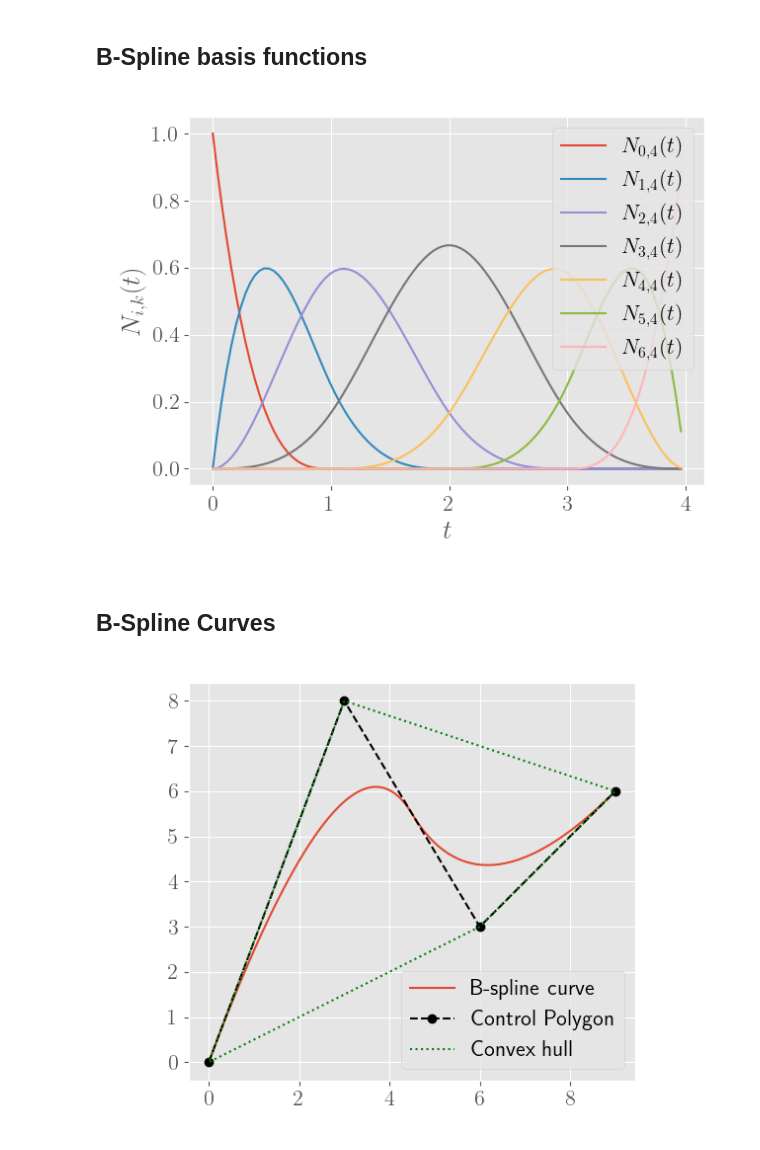
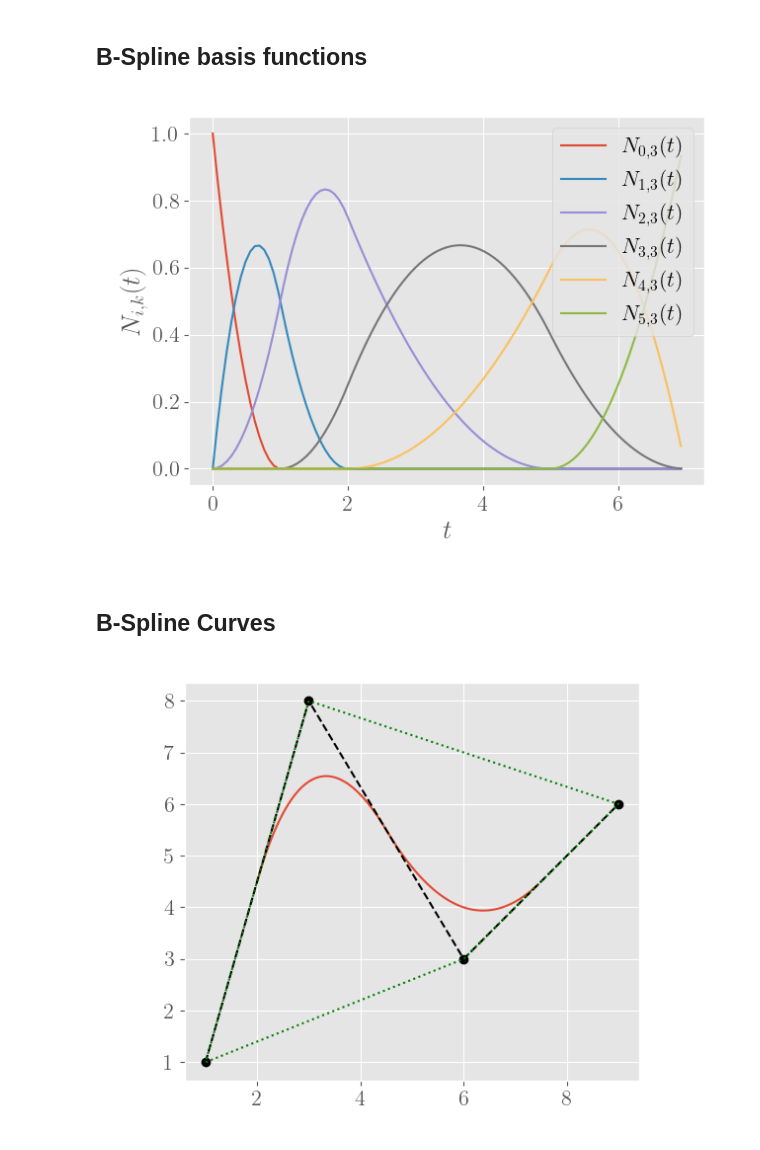
Before and after one commit to amit112amit/curves_and_surfaces, a Jupyter notebook: BSplineCurves.ipynb, the cells around one changed output. Cells and saved outputs as stored; diff of their text form; code cells hidden in the pictures.

Commit message:
Latest B-splines

```diff
--- a/BSplineCurves.ipynb
+++ b/BSplineCurves.ipynb
@@ -78,15 +78,16 @@ def plot_all_bspline_basis_funcs(k, T, title=None, numpoints=101, fontsize=16):
     fig.set_tight_layout(True)
     return fig
 # %%
-T = np.array([0,0,0,0,1,2,3,4,4,4,4])
-fig1 = plot_all_bspline_basis_funcs(4, T)
+T = np.array([0,0,0,1,2,5,7,7,7])
+fig1 = plot_all_bspline_basis_funcs(3, T)
 display(fig1.canvas)
+#fig1.savefig('ClampedNik.pdf', bbox_inches='tight')
 # %% [output]
-[figure, old version]
+[figure, new version]
 # %% [markdown]
 ## B-Spline Curves
 # %%
-def b_spline_curve(control_points, k, T, numpoints=100):
+def b_spline_curve(control_points, k, T, t=None, numpoints=100):
     """
     Calculate points on a B-spline curve.
 
@@ -95,11 +96,13 @@ def b_spline_curve(control_points, k, T, numpoints=100):
     control_points: numpy.ndarray of shape (n, 2), where n >= (k - 1).
     k: order of the curve. k < (n + 1).
     T: the knot vector. len(T) = n+k+1.
-    numpoints: the number of points of the curve to be calculated.
+    t: the parameter values at which the curve should be calculated.
+    numpoints: the number of points of the curve to be calculated, if
+               t is not specified.
 
     Output:
     -------
-    P: numpy.ndarray of shape (numpoints, 2).
+    P: numpy.ndarray of shape (len(t), 2).
     """
     assert k > 1
     T = np.asarray_chkfinite(T)
@@ -107,16 +110,20 @@ def b_spline_curve(control_points, k, T, numpoints=100):
     assert n > 0
     assert n >= (k - 1)
     assert control_points.shape[1] == 2
-
-    t = np.linspace(T[k-1], T[n+1], numpoints, endpoint=False)
-    P = np.zeros((numpoints, 2))
+    if t is not None:
+        t = np.asarray_chkfinite(t)
+        assert np.all(np.logical_and(t >= T[k-1], t<=T[n+1]))
+    else:
+        t = np.linspace(T[k-1], T[n+1], numpoints, endpoint=False)
+    P = np.zeros((len(t), 2))
     for i in range(n+1):
-        P[:,0] += control_points[i, 0] * N_i_k(i, k, t, T)
-        P[:,1] += control_points[i, 1] * N_i_k(i, k, t, T)
+        Nik = N_i_k(i, k, t, T)
+        P[:,0] += control_points[i, 0] * Nik
+        P[:,1] += control_points[i, 1] * Nik
 
     return P
 # %%
-def plot_b_spline_curve(control_points, k, T, numpoints=100, title=None, plot_control_poly=False, plot_convex_hull=False, fontsize=16):
+def plot_b_spline_curve(control_points, k, T, numpoints=100, title=None, plot_control_poly=False, plot_convex_hull=False, mark_knot_points=False, fontsize=16, legend=False):
     """
     Point a B-spline curve.
 
@@ -130,12 +137,15 @@ def plot_b_spline_curve(control_points, k, T, numpoints=100, title=None, plot_co
     fontsize: font size of the plot labels, legend etc.
     plot_control_poly: flag to determine if the control polygon should be plotted.
     plot_convex_hull: flag to determine if the convex hull should be plotted.
+    mark_knot_points: flag to turn on markers for knot points.
+    fontsize: set the axes label, and legend font size.
+    legend: flag to turn the legend on or off.
 
     Output:
     -------
     fig: a Matplotlib figure.
     """
-    curve_points = b_spline_curve(control_points, k, T, numpoints)
+    curve_points = b_spline_curve(control_points, k, T, numpoints=numpoints)
 
     plt.rcParams['text.usetex'] = True
     plt.rcParams['font.size'] = fontsize
@@ -145,22 +155,26 @@ def plot_b_spline_curve(control_points, k, T, numpoints=100, title=None, plot_co
     if title:
         ax.set_title(title)
     ax.plot(curve_points[:,0], curve_points[:,1], label='B-spline curve')
+    if mark_knot_points:
+        n = len(T) - k - 1
+        t = T[k-1:n+2]
+        knot_points = b_spline_curve(control_points, k, T, t=t)
+        ax.scatter(knot_points[:,0], knot_points[:,1], s=200, marker='+', c='b', label='Knot points')
     if plot_control_poly:
         ax.plot(control_points[:,0], control_points[:,1], marker='o', ls='--', color='k', label='Control Polygon')
     if plot_convex_hull:
         hull = ConvexHull(control_points)
         hull_verts = np.append(hull.vertices, hull.vertices[0])
         ax.plot(control_points[hull_verts,0], control_points[hull_verts,1], ls='dotted', color='g', label='Convex hull')
-    if plot_control_poly or plot_convex_hull:
+    if legend:
         ax.legend()
 
     return fig
 # %%
-P = np.array([[0,0], [3, 8], [6,3], [9, 6]])
-#T = np.array([0, 1, 2, 3, 4, 5, 6])
-T = np.array([0, 0, 0, 1, 2, 2, 2])
+P = np.array([[1,1], [3, 8], [6,3], [9, 6]])
+T = np.array([0, 1, 2, 3, 4, 5, 6])
 k = 3
 fig2 = plot_b_spline_curve(P, k, T, plot_control_poly=True, plot_convex_hull=True)
 display(fig2.canvas)
 # %% [output]
-[figure, old version]
+[figure, new version]
```
Also changed, not shown: parts of 3 cells of this notebook.
